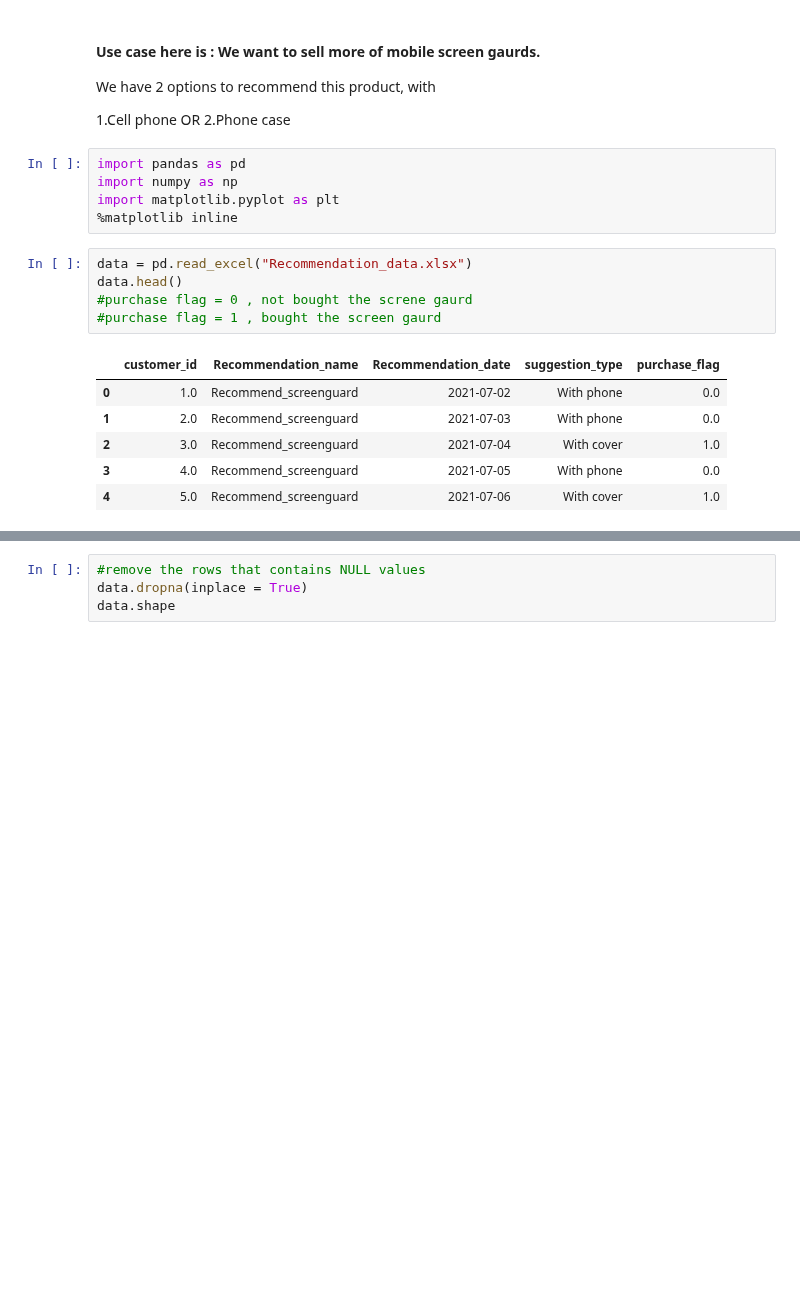
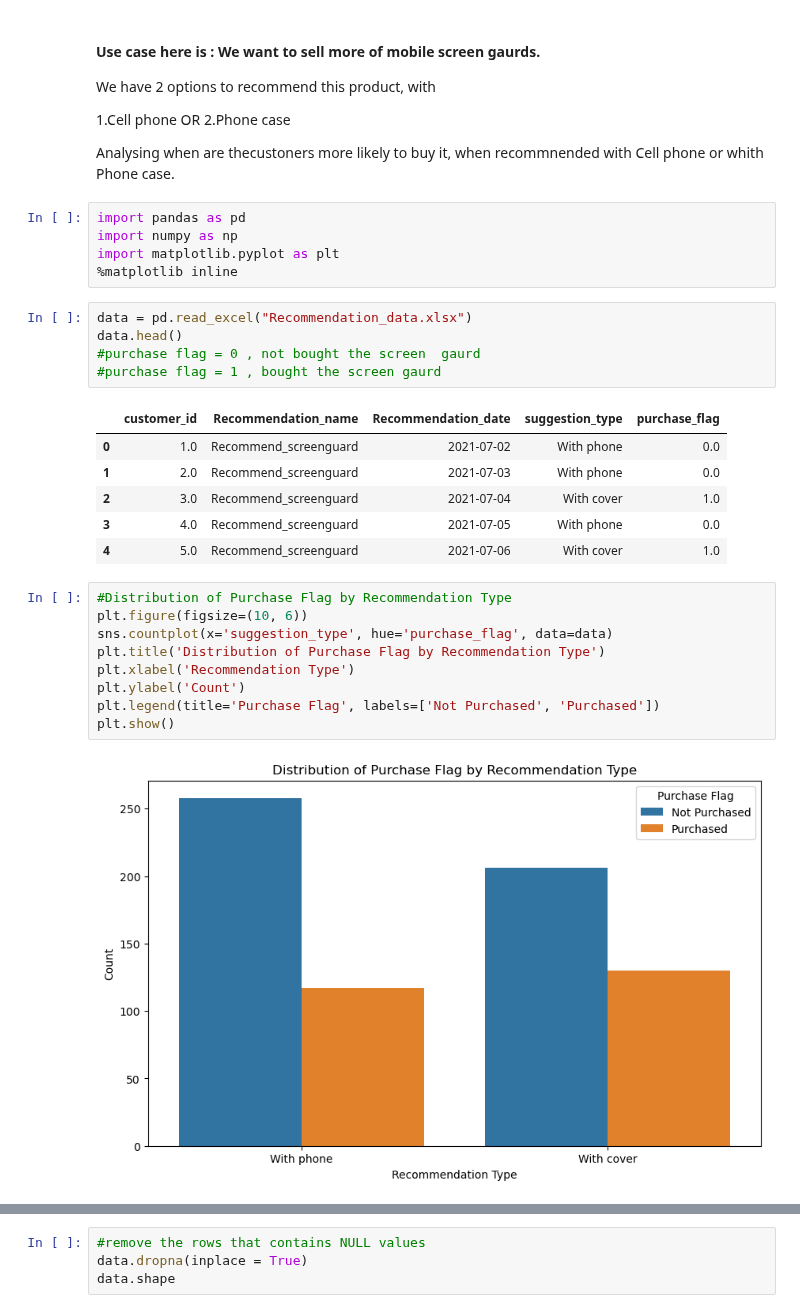
Before and after one commit to Tejjjj/AB-Testing, a Jupyter notebook: AB testing.ipynb, the cells around one changed output, grey strips where cells are left out. Drawn from its saved outputs; the diff is of its cells as text; blank space fills up the shorter version.

```diff
--- a/AB testing.ipynb
+++ b/AB testing.ipynb
@@ -5,6 +5,8 @@ We have 2 options to recommend this product, with
 1.Cell phone
 OR
 2.Phone case
+
+Analysing when are thecustoners more likely to buy it, when recommnended with Cell phone or whith Phone case.
 # %%
 import pandas as pd
 import numpy as np
@@ -13,7 +15,7 @@ import matplotlib.pyplot as plt
 # %%
 data = pd.read_excel("Recommendation_data.xlsx")
 data.head()
-#purchase flag = 0 , not bought the screne gaurd
+#purchase flag = 0 , not bought the screen  gaurd
 #purchase flag = 1 , bought the screen gaurd
 # %% [output]
 |  | customer_id | Recommendation_name | Recommendation_date | suggestion_type | purchase_flag |
@@ -22,3 +24,14 @@ data.head()
 | 2 | 3.0 | Recommend_screenguard | 2021-07-04 | With cover | 1.0 |
 | 3 | 4.0 | Recommend_screenguard | 2021-07-05 | With phone | 0.0 |
 | 4 | 5.0 | Recommend_screenguard | 2021-07-06 | With cover | 1.0 |
+# %%
+#Distribution of Purchase Flag by Recommendation Type
+plt.figure(figsize=(10, 6))
+sns.countplot(x='suggestion_type', hue='purchase_flag', data=data)
+plt.title('Distribution of Purchase Flag by Recommendation Type')
+plt.xlabel('Recommendation Type')
+plt.ylabel('Count')
+plt.legend(title='Purchase Flag', labels=['Not Purchased', 'Purchased'])
+plt.show()
+# %% [output]
+[figure, added]
```
Also changed, not shown: parts of 12 cells of this notebook.
